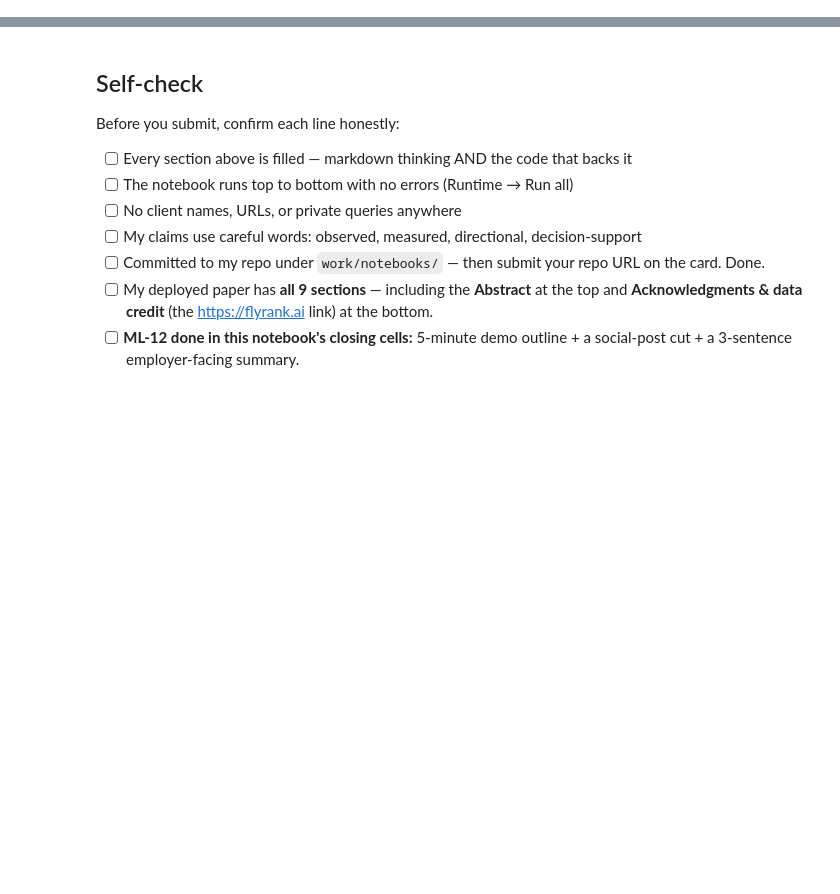
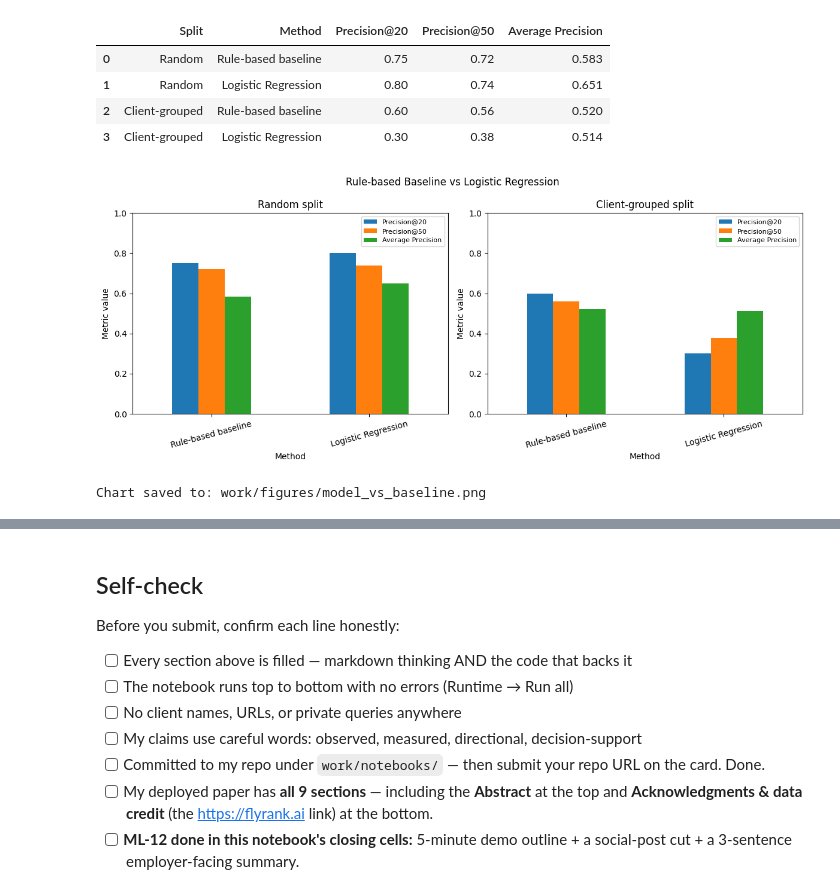
Before and after one commit to yashikasgh/flyrank-ml-internship, a Jupyter notebook: work/notebooks/capstone.ipynb, the cells around one changed output, grey strips where cells are left out. Drawn from its saved outputs; the diff is of its cells as text; code cells hidden in the pictures; blank space fills up the shorter version.

```diff
--- a/work/notebooks/capstone.ipynb
+++ b/work/notebooks/capstone.ipynb
@@ -36,0 +232,50 @@ This skeleton is yours to fill. Work the sections **in order** — each one has
+# %%
+
+import pandas as pd
+import matplotlib.pyplot as plt
+from pathlib import Path
+
+results = pd.DataFrame([
+    {"Split": "Random", "Method": "Rule-based baseline",
+     "Precision@20": 0.75, "Precision@50": 0.72, "Average Precision": 0.583},
+    {"Split": "Random", "Method": "Logistic Regression",
+     "Precision@20": 0.80, "Precision@50": 0.74, "Average Precision": 0.651},
+    {"Split": "Client-grouped", "Method": "Rule-based baseline",
+     "Precision@20": 0.60, "Precision@50": 0.56, "Average Precision": 0.520},
+    {"Split": "Client-grouped", "Method": "Logistic Regression",
+     "Precision@20": 0.30, "Precision@50": 0.38, "Average Precision": 0.514},
+])
+
+display(results)
+
+fig, axes = plt.subplots(1, 2, figsize=(12, 5))
+
+for ax, split in zip(axes, ["Random", "Client-grouped"]):
+    subset = results[results["Split"] == split].set_index("Method")
+    subset[["Precision@20", "Precision@50", "Average Precision"]].plot(
+        kind="bar", ax=ax
+    )
+    ax.set_title(f"{split} split")
+    ax.set_ylabel("Metric value")
+    ax.set_ylim(0, 1)
+    ax.tick_params(axis="x", rotation=15)
+    ax.legend(fontsize=8)
+
+fig.suptitle("Rule-based Baseline vs Logistic Regression")
+fig.tight_layout()
+
+figures_dir = Path("work/figures")
+figures_dir.mkdir(parents=True, exist_ok=True)
+chart_path = figures_dir / "model_vs_baseline.png"
+fig.savefig(chart_path, dpi=200, bbox_inches="tight")
+plt.show()
+
+print("Chart saved to:", chart_path)
+# %% [output]
+|  | Split | Method | Precision@20 | Precision@50 | Average Precision |
+| 0 | Random | Rule-based baseline | 0.75 | 0.72 | 0.583 |
+| 1 | Random | Logistic Regression | 0.80 | 0.74 | 0.651 |
+| 2 | Client-grouped | Rule-based baseline | 0.60 | 0.56 | 0.520 |
+| 3 | Client-grouped | Logistic Regression | 0.30 | 0.38 | 0.514 |
+[figure, added]
+Chart saved to: work/figures/model_vs_baseline.png
```
Also changed, not shown: parts of 25 cells of this notebook.
